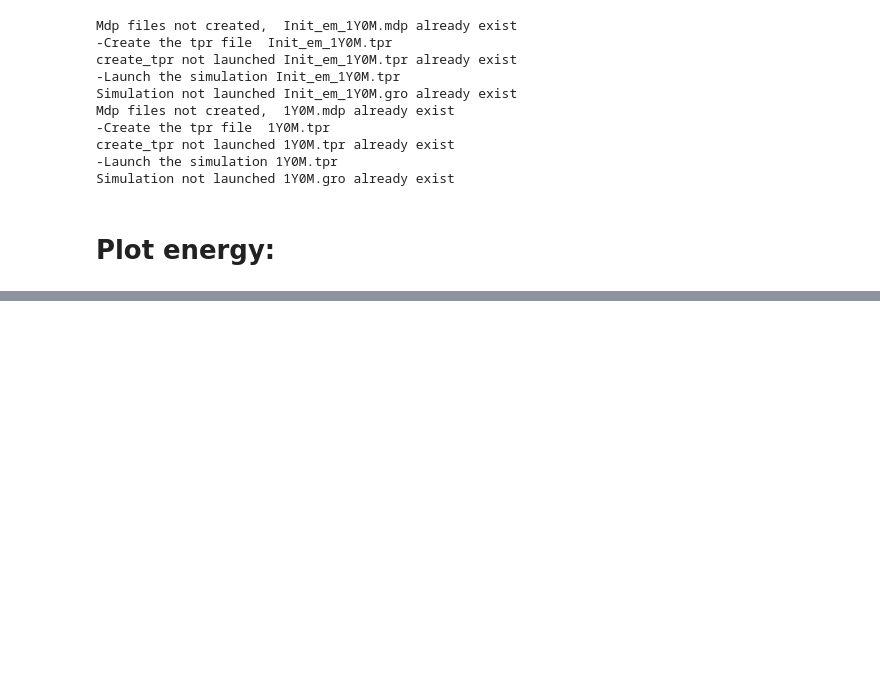
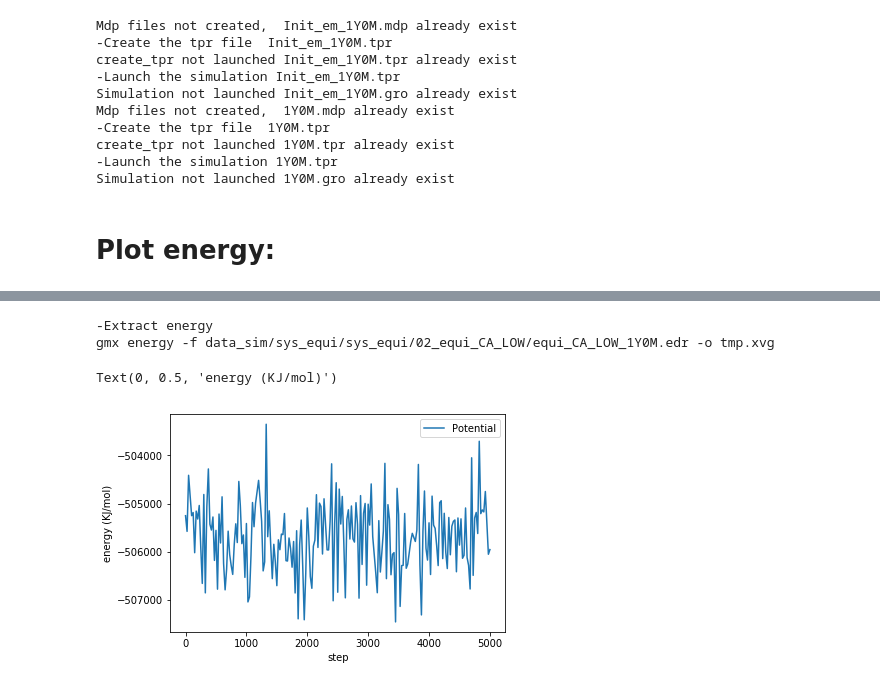
Before and after one commit to samuelmurail/gromacs_py, a Jupyter notebook: notebook/00_basic_example.ipynb, the cells around one changed output, grey strips where cells are left out. Saved outputs shown, nothing was run; the diff lists cells and outputs as text; code cells hidden in the pictures; blank space fills up the shorter version.

```diff
--- a/notebook/00_basic_example.ipynb
+++ b/notebook/00_basic_example.ipynb
@@ -103,0 +222,10 @@ gmx energy -f data_sim/prot_em/1Y0M.edr -o tmp.xvg
+# %%
+ener_pd = md_sys.get_ener(selection_list=['Potential'])
+ax = ener_pd.plot(x='time')
+ax.set_xlabel('step')
+ax.set_ylabel('energy (KJ/mol)')
+# %% [output]
+-Extract energy
+gmx energy -f data_sim/sys_equi/sys_equi/02_equi_CA_LOW/equi_CA_LOW_1Y0M.edr -o tmp.xvg
+Text(0, 0.5, 'energy (KJ/mol)')
+[figure, added]
```
Also changed, not shown: parts of 15 cells of this notebook.
